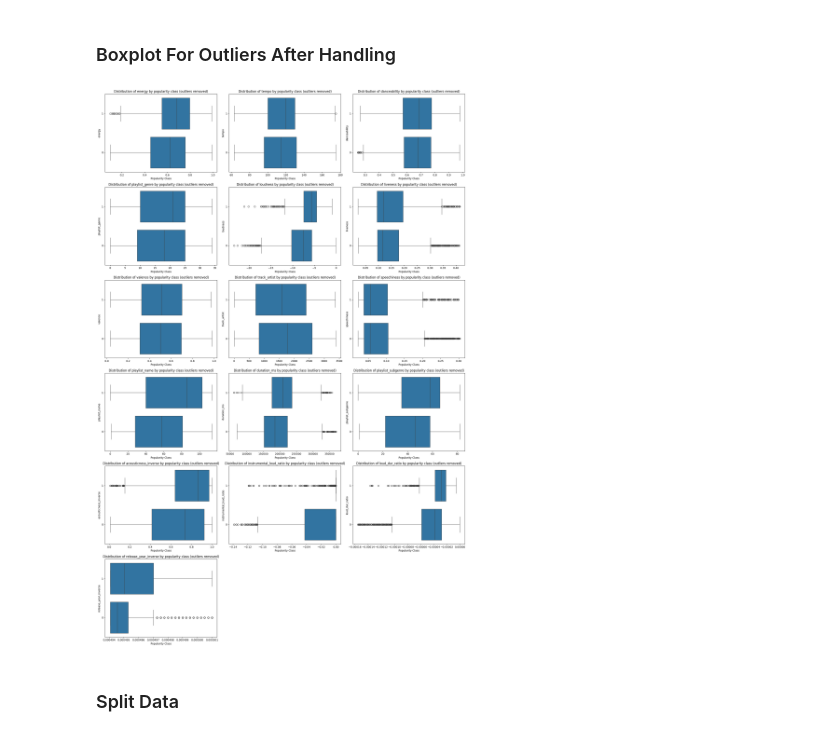
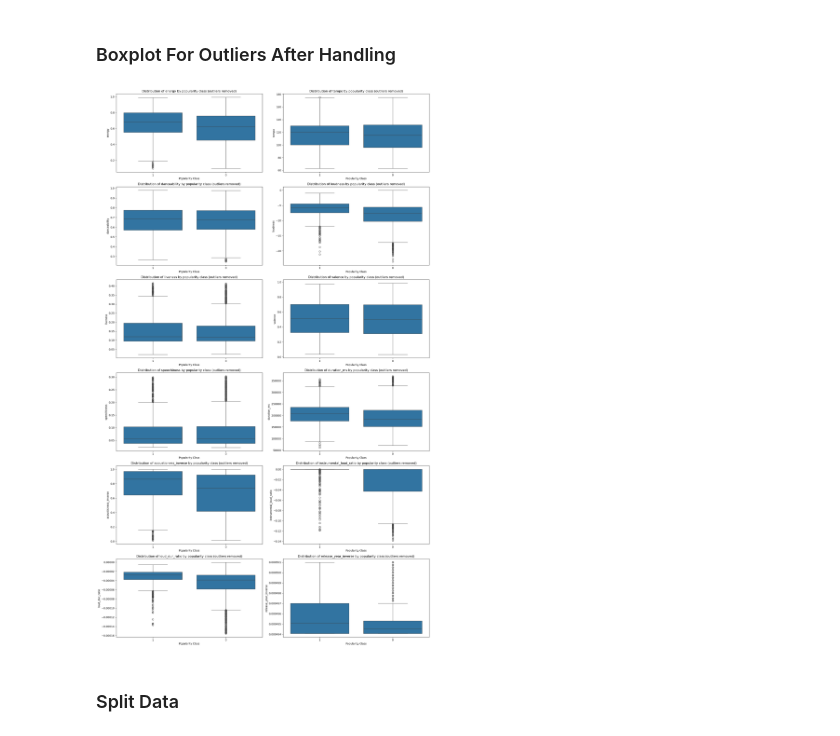
Before and after one commit to gregorysarrouf/spotify-ml, a Jupyter notebook: src/spotify_ml.ipynb, the cells around one changed output. Drawn from its saved outputs; the diff is of its cells as text; code cells hidden in the pictures.

```diff
--- a/src/spotify_ml.ipynb
+++ b/src/spotify_ml.ipynb
@@ -114,10 +114,10 @@ low_df.loc[260:265]
 ### Combine and Measure Data
 # %%
 # Add a new column to distinguish datasets
+high_df['popularity_class'] = '1' # High
+low_df['popularity_class'] = '0' # Low
+
 target = 'popularity_class'
-
-high_df[target] = '1' # High
-low_df[target] = '0' # Low
 
 # Concatenate the two DataFrames
 combined_df = pd.concat([high_df, low_df], ignore_index=True)
@@ -144,7 +144,7 @@ plt.title('Distribution of Songs by Popularity')
 plt.xlabel(target + ' (0: Low, 1: High)')
 plt.ylabel('Count')
 
-# Add percentage labels for each bar
+# Add percentage labels for each bar (relative to total dataset size)
 total = len(combined_df)
 
 for container in ax.containers:
@@ -330,11 +357,11 @@ numeric_features = combined_df.select_dtypes(include=['float64', 'int64']).colum
 numeric_features = numeric_features[numeric_features != 'popularity_class']
 
 # Create a figure with subplots
-plt.figure(figsize=(20, 5 * len(numeric_features)))
+plt.figure(figsize=(18, 5 * len(numeric_features)))
 
 for i, feature in enumerate(numeric_features, 1):
-    plt.subplot(len(numeric_features), 3, i)
-    sns.boxplot(y='popularity_class', x=feature, data=combined_df)
+    plt.subplot(len(numeric_features), 2, i)
+    sns.boxplot(x='popularity_class', y=feature, data=combined_df)
     plt.title(f'Distribution of {feature} by popularity class')
 
 plt.tight_layout()
@@ -359,29 +386,29 @@ y = y[mask]
 # %%
 # Combine filtered X and y for plotting
 filtered_df = X.copy()
 filtered_df['popularity_class'] = y
 
 # Get numeric features (excluding any remaining non-numeric columns if needed)
 numeric_features = X.select_dtypes(include=['float64', 'int64']).columns
 
 # Create figure with subplots
-n_cols = 3  # Number of columns in grid
+n_cols = 2  # Number of columns in grid
 n_rows = (len(numeric_features) + n_cols - 1) // n_cols  # Calculate needed rows
 
-plt.figure(figsize=(20, 5 * n_rows))
+plt.figure(figsize=(18, 5 * n_rows))
 
 # Create boxplot for each feature
 for i, feature in enumerate(numeric_features, 1):
     plt.subplot(n_rows, n_cols, i)
-    sns.boxplot(y='popularity_class', x=feature, data=filtered_df)
+    sns.boxplot(x='popularity_class', y=feature, data=filtered_df)
     plt.title(f'Distribution of {feature} by popularity class (outliers removed)')
     plt.xlabel('Popularity Class')
     plt.ylabel(feature)
 
 plt.tight_layout()
 plt.show()
 # %% [output]
-[figure, old version]
+[figure, new version]
 # %% [markdown]
 ### Split Data
 # %%
```
Also changed, not shown: parts of 9 cells of this notebook.
